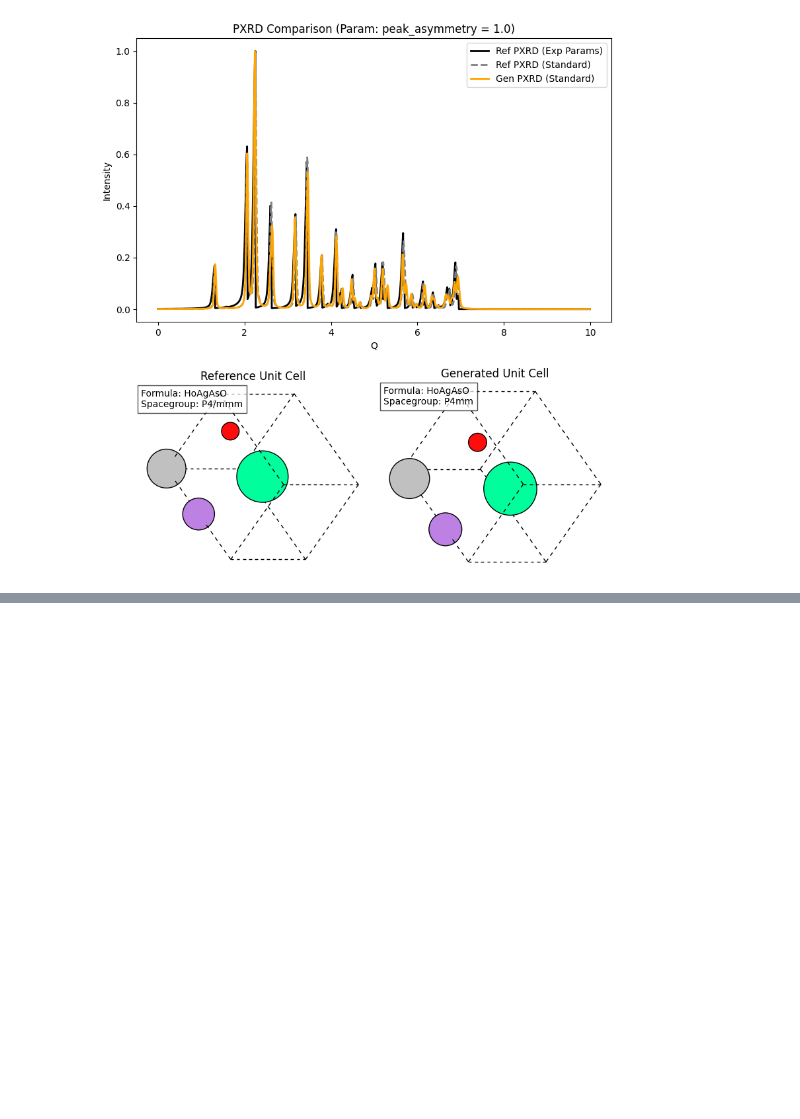
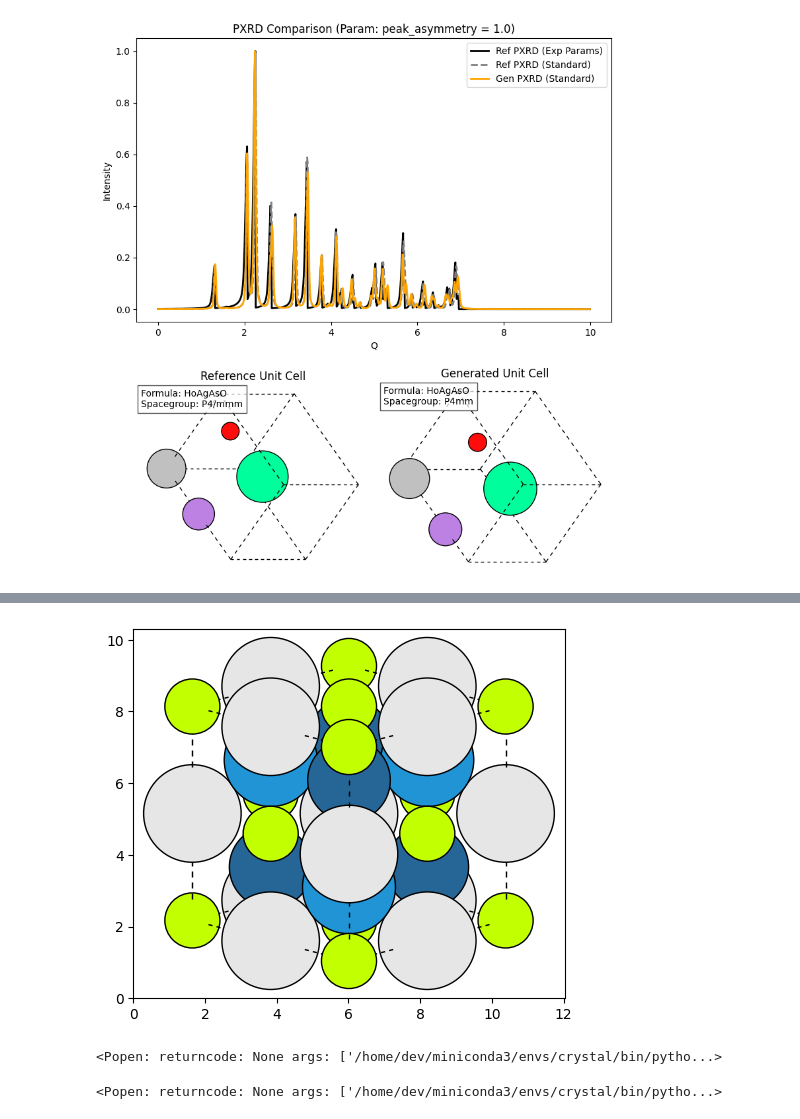
Before and after one commit to FrederikLizakJohansen/deCIFer, a Jupyter notebook: notebooks/ablations.ipynb, the cells around one changed output, grey strips where cells are left out. Drawn from its saved outputs; the diff is of its cells as text; code cells hidden in the pictures; blank space fills up the shorter version.

```diff
--- a/notebooks/ablations.ipynb
+++ b/notebooks/ablations.ipynb
@@ -375,0 +1052,70 @@ default_params_dict = data["config"]["default_params_dict"]
+# %%
+from pymatgen.core import Structure
+from pymatgen.io.ase import AseAtomsAdaptor
+import numpy as np
+import matplotlib.pyplot as plt
+from mpl_toolkits.mplot3d import Axes3D  # Required for 3D plotting
+from ase.visualize.plot import plot_atoms
+
+# 1. Load the CIF file
+structure = results["particle_size"]["100"]["best_experiment"]["generated_structure"]
+
+# Define translation vectors for the original cell and its neighboring cells in the positive directions.
+translation_vectors = [
+    [0, 0, 0],  # Original cell
+    [1, 0, 0],
+    [0, 1, 0],
+    [0, 0, 1],
+    [1, 1, 0],
+    [1, 0, 1],
+    [0, 1, 1],
+    [1, 1, 1]
+]
+
+tol = 1e-5  # Tolerance for checking if a fractional coordinate is effectively zero
+all_species = []
+all_coords = []
+
+# Loop over each translation vector.
+for tv in translation_vectors:
+    tv_cart = structure.lattice.get_cartesian_coords(tv)
+    for site in structure:
+        # For the original cell, include all atoms.
+        if tv == [0, 0, 0]:
+            all_species.append(site.species_string)
+            all_coords.append(site.coords)
+        else:
+            # For neighboring cells, include only those atoms whose fractional coordinates
+            # are on the boundary (i.e. near 0) in each direction that is shifted.
+            if all(site.frac_coords[i] < tol for i, shift in enumerate(tv) if shift == 1):
+                all_species.append(site.species_string)
+                all_coords.append(site.coords + tv_cart)
+
+all_coords = np.array(all_coords)
+
+# Build a bounding box that encloses the collected atoms.
+min_coords = all_coords.min(axis=0)
+max_coords = all_coords.max(axis=0)
+lattice_vectors = np.diag(max_coords - min_coords)
+
+discrete_structure = Structure(
+    lattice=lattice_vectors,
+    species=all_species,
+    coords=all_coords,
+    coords_are_cartesian=True
+)
+
+# 6. Convert the discrete pymatgen structure to an ASE Atoms object and remove PBC.
+ase_atoms = AseAtomsAdaptor.get_atoms(discrete_structure)
+ase_atoms.set_pbc([False, False, False])
+
+# Use ASE's plot_atoms function to visualize the structure.
+fig, ax = plt.subplots()
+plot_atoms(ase_atoms, ax, radii=0.8, show_unit_cell=True, rotation=('45x, -15y, 90z'))
+plt.show()
+# %% [output]
+[figure, added]
+# %%
+view(ase_atoms)
+# %% [output]
+<Popen: returncode: None args: ['/home/dev/miniconda3/envs/crystal/bin/pytho...>
@@ -375,0 +1126,4 @@ default_params_dict = data["config"]["default_params_dict"]
+# %%
+view(results["particle_size"]["100"]["best_experiment"]["generated_structure"].to_ase_atoms())
+# %% [output]
+<Popen: returncode: None args: ['/home/dev/miniconda3/envs/crystal/bin/pytho...>
```
Also changed, not shown: parts of 11 cells of this notebook, 3 other files.
